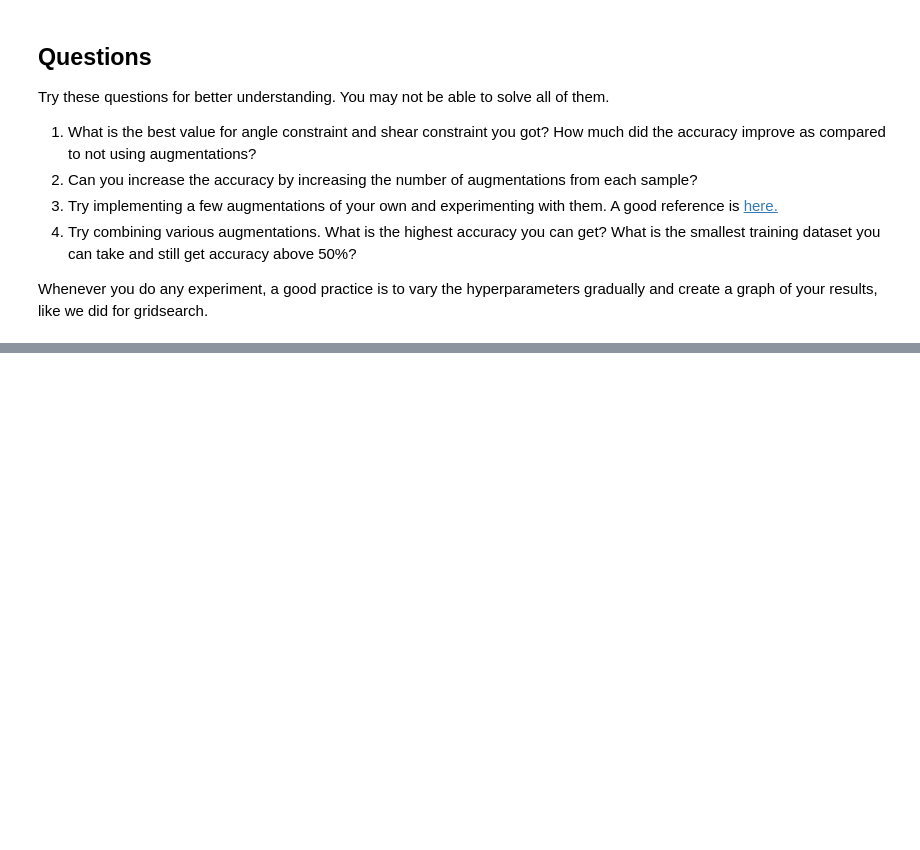
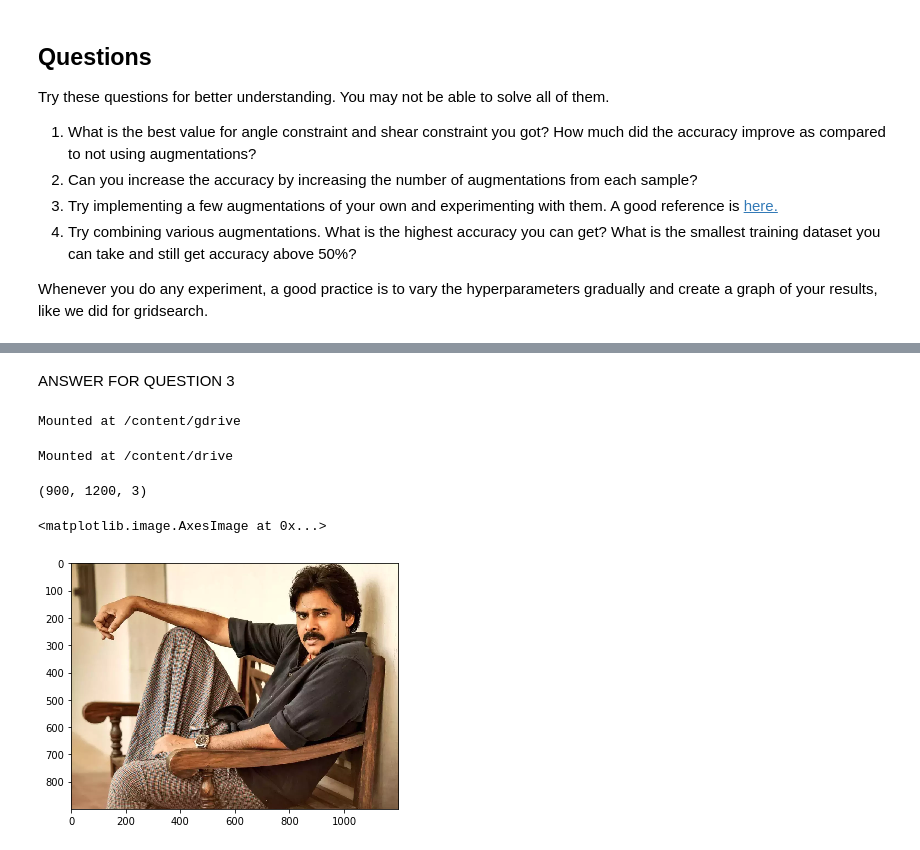
Before and after one commit to rammahesh28122003/FMML-COURSE-ASSIGNMENTSS, a Jupyter notebook: FMML_Aug22_M1Lab3_Terms&Metrics.ipynb, the cells around one changed output, grey strips where cells are left out. Saved outputs shown, nothing was run; the diff lists cells and outputs as text; code cells hidden in the pictures; blank space fills up the shorter version.

```diff
--- a/FMML_Aug22_M1Lab3_Terms&Metrics.ipynb
+++ b/FMML_Aug22_M1Lab3_Terms&Metrics.ipynb
@@ -534,0 +573,21 @@ Whenever you do any experiment, a good practice is to vary the hyperparameters g
+# %% [markdown]
+ANSWER FOR QUESTION 3
+# %%
+from google.colab import drive
+drive.mount('/content/gdrive')
+# %% [output]
+Mounted at /content/gdrive
+# %%
+from google.colab import drive
+drive.mount('/content/drive')
+# %% [output]
+Mounted at /content/drive
+# %%
+import skimage.io as io
+image=io.imread('/power star.jpeg')
+print(image.shape)
+io.imshow(image)
+# %% [output]
+(900, 1200, 3)
+<matplotlib.image.AxesImage at 0x...>
+[figure, added]
```
Also changed, not shown: parts of 8 cells of this notebook.
